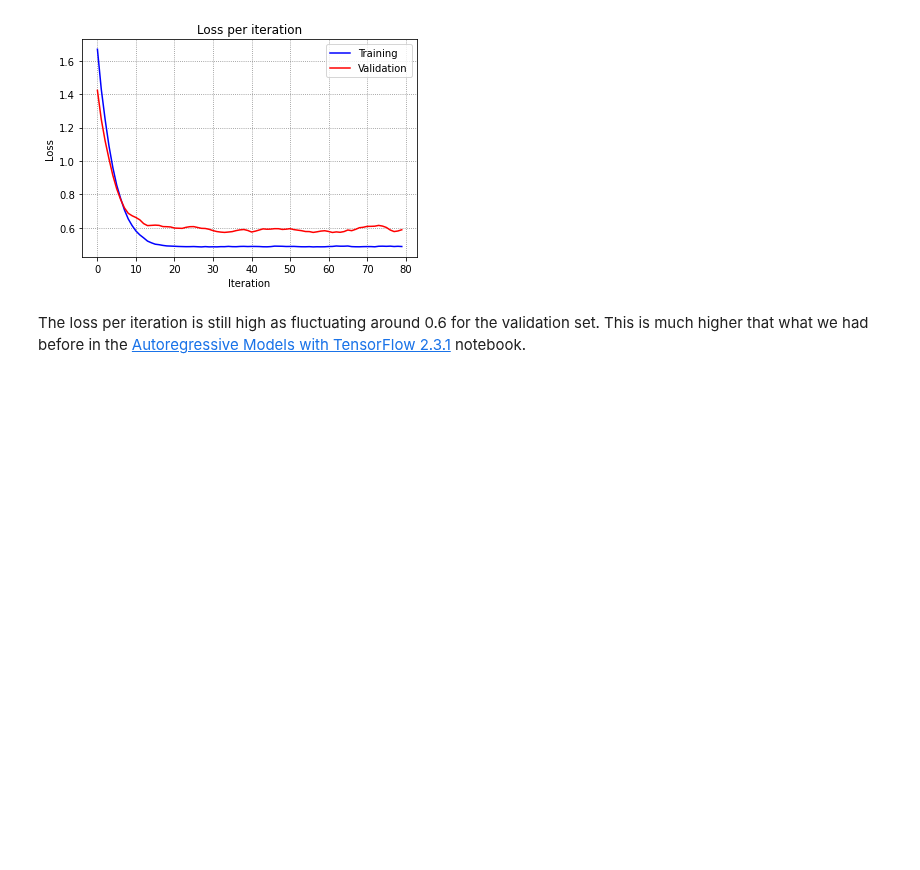
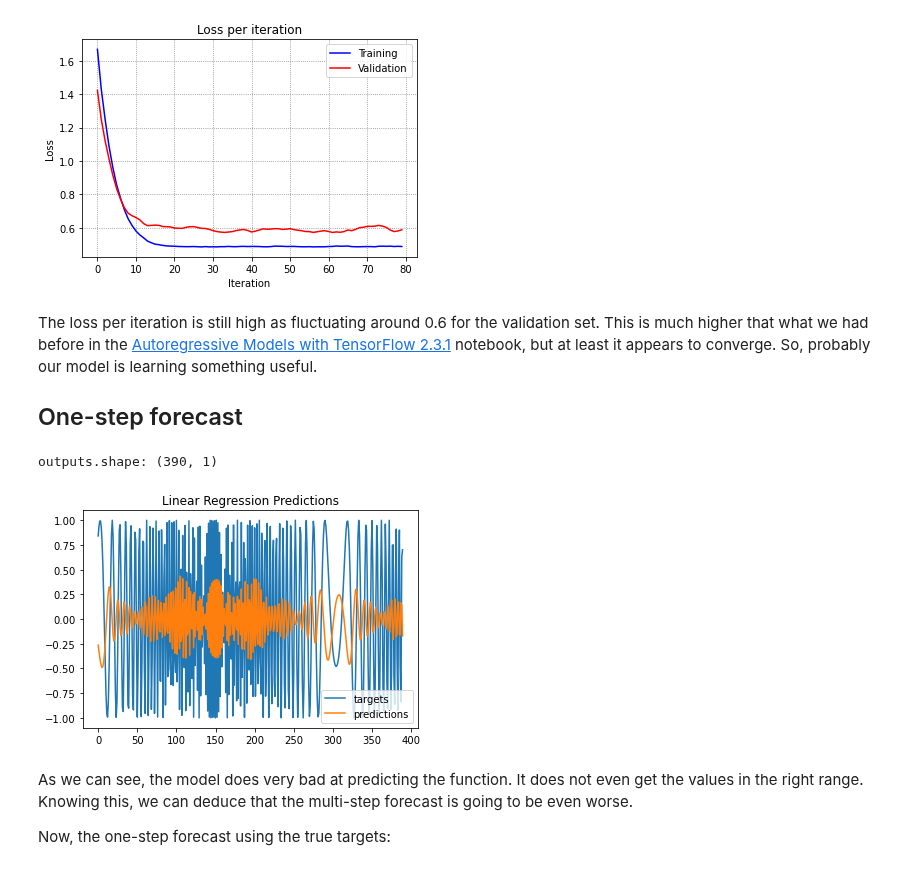
Before and after one commit to kbantoec/deep_learning, a Jupyter notebook: rnn/lstm_nonlinear.ipynb, the cells around one changed output. Cells and saved outputs as stored; diff of their text form; code cells hidden in the pictures; blank space fills up the shorter version.

```diff
--- a/rnn/lstm_nonlinear.ipynb
+++ b/rnn/lstm_nonlinear.ipynb
@@ -86,4 +88,26 @@ plt.show()
 # %% [output]
 [figure]
 # %% [markdown]
-The loss per iteration is still high as fluctuating around 0.6 for the validation set. This is much higher that what we had before in the [Autoregressive Models with TensorFlow 2.3.1](https://github.com/kbantoec/deep_learning/blob/master/tf2/autoregressive_model.ipynb) notebook.
+The loss per iteration is still high as fluctuating around 0.6 for the validation set. This is much higher that what we had before in the [Autoregressive Models with TensorFlow 2.3.1](https://github.com/kbantoec/deep_learning/blob/master/tf2/autoregressive_model.ipynb) notebook, but at least it appears to converge. So, probably our model is learning something useful.
+
+## One-step forecast
+# %%
+outputs = model.predict(X)
+print(f"outputs.shape: {outputs.shape}")
+
+# The first half of X is our training set, and the second half is our test set
+predictions = outputs[:, 0]
+# %% [output]
+outputs.shape: (390, 1)
+# %%
+plt.plot(Y, label='targets')
+plt.plot(predictions, label='predictions')
+plt.title("Linear Regression Predictions")
+plt.legend()
+plt.show()
+# %% [output]
+[figure, added]
+# %% [markdown]
+As we can see, the model does very bad at predicting the function. It does not even get the values in the right range. Knowing this, we can deduce that the multi-step forecast is going to be even worse.
+
+Now, the one-step forecast using the true targets:
```
Also changed, not shown: parts of 19 cells of this notebook.
